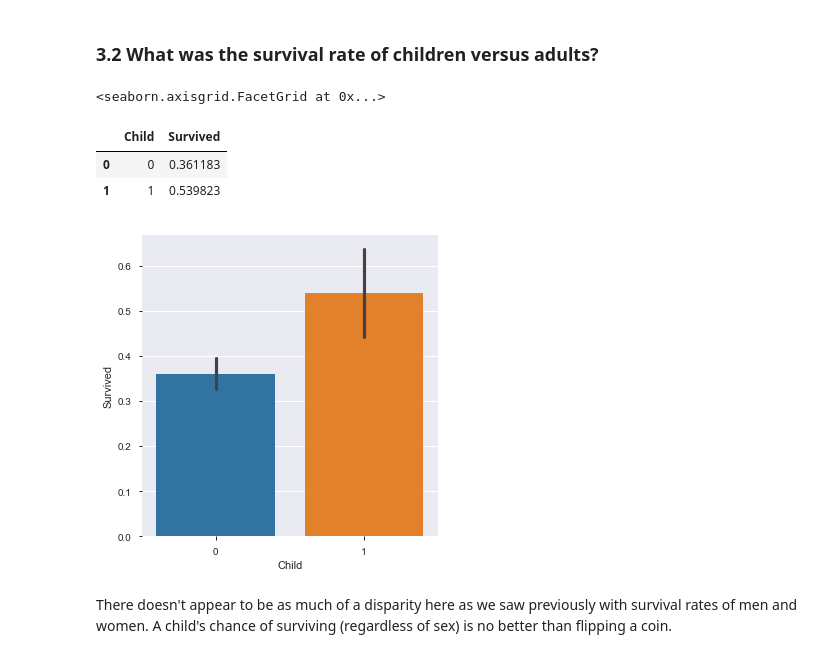
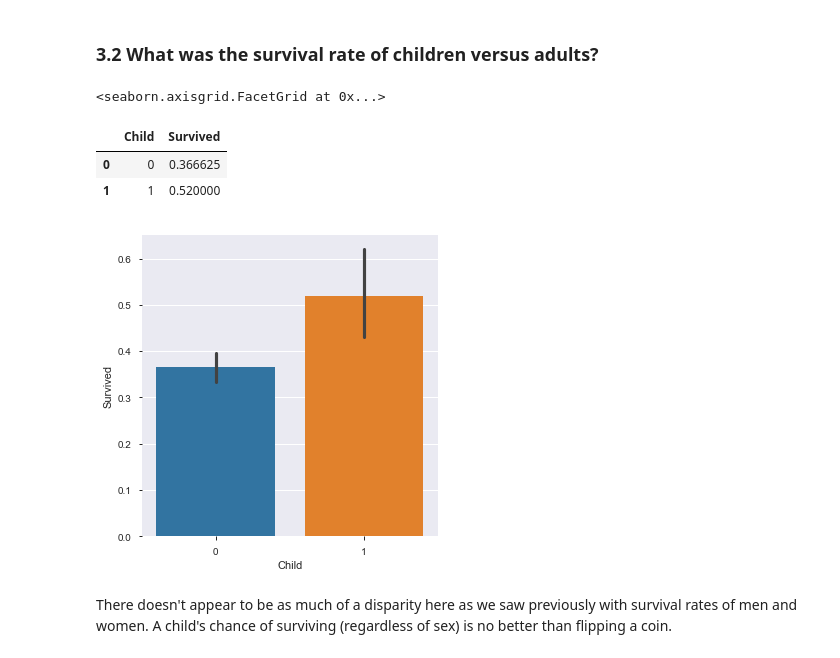
Before and after one commit to chadbartel/Data-Science-Projects, a Jupyter notebook: Titanic/Code/Model/Experiments/Experiment09/eda_titanic_09.ipynb, the cells around one changed output. Saved outputs shown, nothing was run; the diff lists cells and outputs as text; code cells hidden in the pictures.

```diff
--- a/Titanic/Code/Model/Experiments/Experiment09/eda_titanic_09.ipynb
+++ b/Titanic/Code/Model/Experiments/Experiment09/eda_titanic_09.ipynb
@@ -451,15 +451,15 @@ Name: Sex, dtype: float64
 ### 3.2 What was the survival rate of children versus adults?
 # %%
 titanic.data['Child'] = 0
-titanic.data.loc[titanic.data['Age']<18, 'Child'] = 1
+titanic.data.loc[titanic.data['Age_Impute']<16, 'Child'] = 1
 sns.catplot(x="Child", y="Survived", data=titanic.data, kind='bar', orient='v')
 titanic.get_target_correlation('Child')
 # %% [output]
 <seaborn.axisgrid.FacetGrid at 0x...>
 |  | Child | Survived |
-| 0 | 0 | 0.361183 |
-| 1 | 1 | 0.539823 |
+| 0 | 0 | 0.366625 |
+| 1 | 1 | 0.520000 |
-[figure, old version]
+[figure, new version]
 # %% [markdown]
 There doesn't appear to be as much of a disparity here as we saw previously with survival rates of men and women. A child's chance of surviving (regardless of sex) is no better than flipping a coin.
 # %% [markdown]
```
Also changed, not shown: parts of 10 cells of this notebook.
